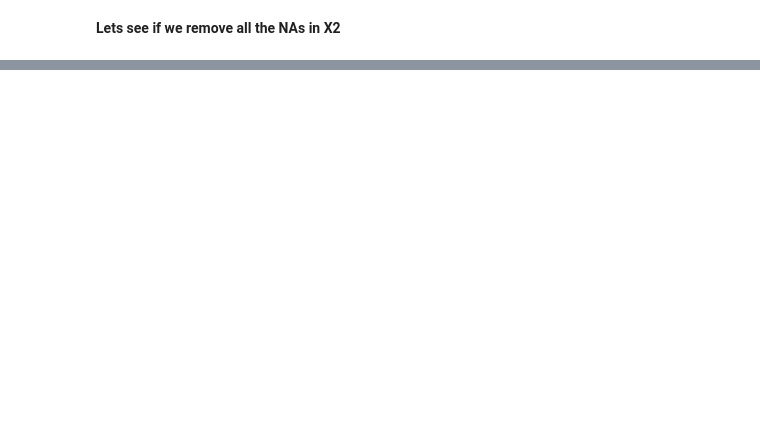
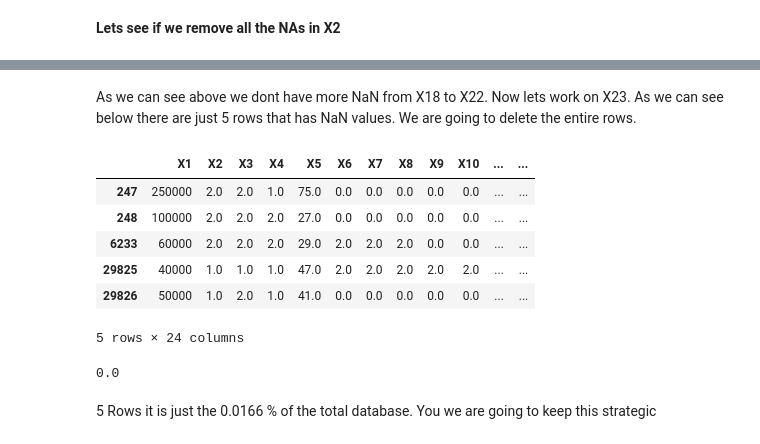
Before and after one commit to PosgradoMNA/actividades-de-aprendizaje-rafaelsangarcia, a Jupyter notebook: Semana6/Actividad/ Visualizacion_A01182780.ipynb, the cells around one changed output, grey strips where cells are left out. Saved outputs shown, nothing was run; the diff lists cells and outputs as text; code cells hidden in the pictures; blank space fills up the shorter version.

```diff
--- a/Semana6/Actividad/ Visualizacion_A01182780.ipynb
+++ b/Semana6/Actividad/ Visualizacion_A01182780.ipynb
@@ -200,0 +291,7 @@ ndf['X2'].unique().tolist()
+# %%
+ndf['X6'].replace([np.nan,0,-1,-2], 0.0, inplace=True )
+ndf['X7'].replace([np.nan,0,-1,-2], 0.0, inplace=True )
+ndf['X8'].replace([np.nan,0,-1,-2], 0.0, inplace=True )
+ndf['X9'].replace([np.nan,0,-1,-2], 0.0, inplace=True )
+ndf['X10'].replace([np.nan,0,-1,-2], 0.0, inplace=True )
+ndf['X11'].replace([np.nan,0,-1,-2], 0.0, inplace=True )
@@ -200,0 +363,2 @@ ndf['X2'].unique().tolist()
+# %%
+ndf['X5'].replace(np.nan, ndf['X5'].median(), inplace=True )
@@ -200,0 +404,5 @@ ndf['X2'].unique().tolist()
+# %%
+XCol = np.array(['X12','X13','X14','X15','X16','X17'])
+XCol
+for i in XCol:
+  ndf[i].replace(np.nan,ndf[i].median(), inplace = True)
@@ -200,0 +466,6 @@ ndf['X2'].unique().tolist()
+# %%
+ndf.X18.fillna(ndf.X13, inplace=True)
+ndf.X19.fillna(ndf.X14, inplace=True)
+ndf.X20.fillna(ndf.X15, inplace=True)
+ndf.X21.fillna(ndf.X16, inplace=True)
+ndf.X22.fillna(ndf.X17, inplace=True)
@@ -200,0 +482,21 @@ ndf['X2'].unique().tolist()
+# %% [markdown]
+As we can see above we dont have more NaN from X18 to X22.
+Now lets work on X23. As we can see below there are just 5 rows that has NaN values. We are going to delete the entire rows.
+# %%
+ndf[ndf['X23'].isnull()]
+# %% [output]
+|  | X1 | X2 | X3 | X4 | X5 | X6 | X7 | X8 | X9 | X10 | ... | ... |
+| 247 | 250000 | 2.0 | 2.0 | 1.0 | 75.0 | 0.0 | 0.0 | 0.0 | 0.0 | 0.0 | ... | ... |
+| 248 | 100000 | 2.0 | 2.0 | 2.0 | 27.0 | 0.0 | 0.0 | 0.0 | 0.0 | 0.0 | ... | ... |
+| 6233 | 60000 | 2.0 | 2.0 | 2.0 | 29.0 | 2.0 | 2.0 | 2.0 | 0.0 | 0.0 | ... | ... |
+| 29825 | 40000 | 1.0 | 1.0 | 1.0 | 47.0 | 2.0 | 2.0 | 2.0 | 2.0 | 2.0 | ... | ... |
+| 29826 | 50000 | 1.0 | 2.0 | 1.0 | 41.0 | 0.0 | 0.0 | 0.0 | 0.0 | 0.0 | ... | ... |
+5 rows × 24 columns
+# %%
+#Calculate how much % represent to delete 5 rows
+100*(1 - ndf.shape[0]/30000)
+#dataframe9.info()
+# %% [output]
+0.0
+# %% [markdown]
+5 Rows it is just the 0.0166 % of the total database. You we are going to keep this strategic
```
Also changed, not shown: parts of 65 cells of this notebook.
